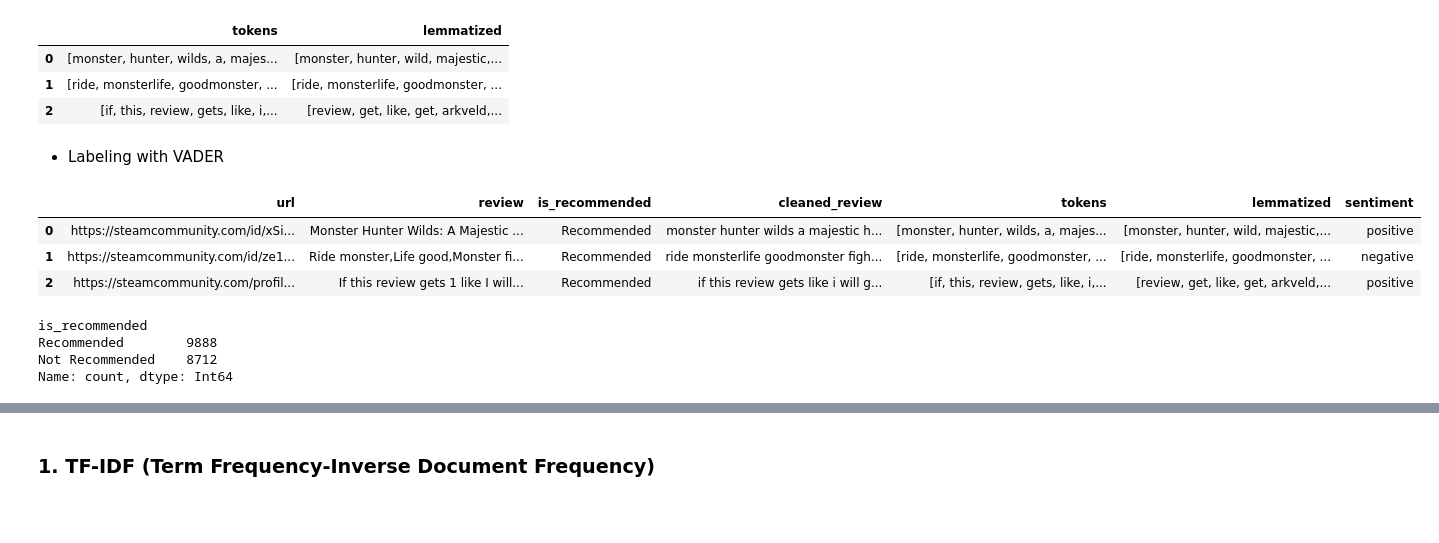
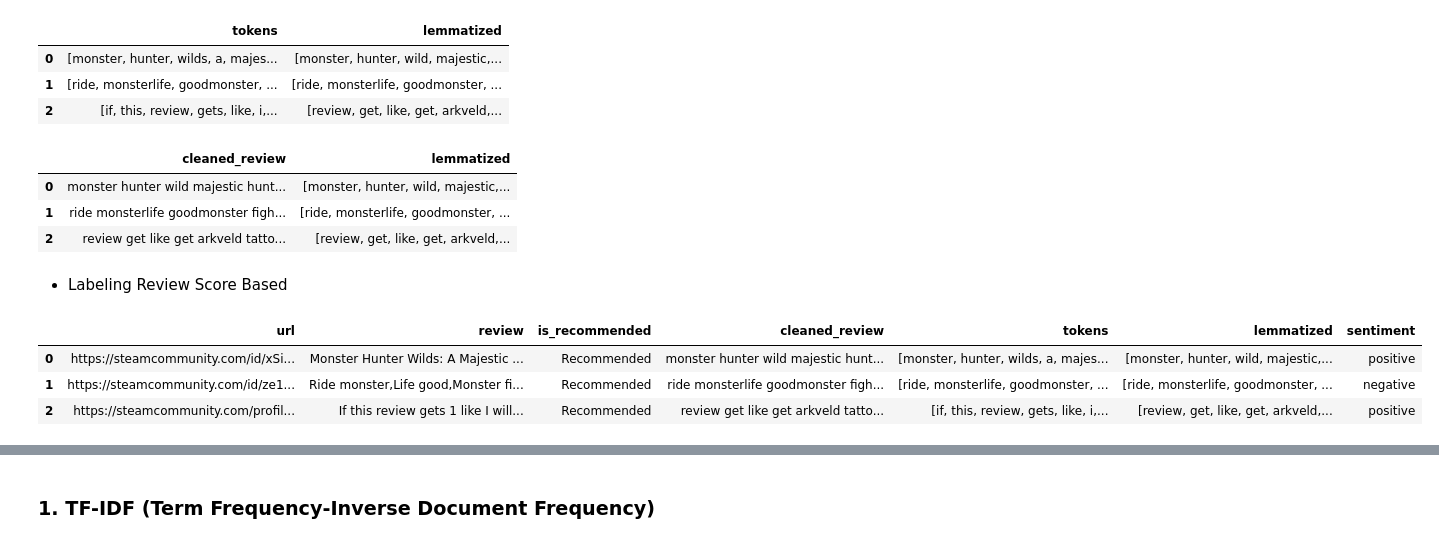
Before and after one commit to wildanmr/laskar-ai, a Jupyter notebook: analisis_sentimen/Analisis_Sentimen_Wildan Mufid Ramadhan.ipynb, the cells around one changed output, grey strips where cells are left out. Drawn from its saved outputs; the diff is of its cells as text; code cells hidden in the pictures; blank space fills up the shorter version.

Commit message:
update analisis sentimen

```diff
--- a/analisis_sentimen/Analisis_Sentimen_Wildan Mufid Ramadhan.ipynb
+++ b/analisis_sentimen/Analisis_Sentimen_Wildan Mufid Ramadhan.ipynb
@@ -117,7 +116,6 @@ def handle_negations(text):
 def clean_text(text):
     text = re.sub(r'<.*?>', '', text)  # Remove HTML tags
     text = re.sub(r'http\S+', '', text)  # Remove URLs
-    text = handle_negations(text)
     text = re.sub(r'[^a-zA-Z_\s]', '', text)  # Keep only letters and spaces
     return text.strip()
 # %% [markdown]
@@ -154,34 +152,37 @@ df_prep[["tokens", "lemmatized"]].head(3)
 | 0 | [monster, hunter, wilds, a, majes... | [monster, hunter, wild, majestic,... |
 | 1 | [ride, monsterlife, goodmonster, ... | [ride, monsterlife, goodmonster, ... |
 | 2 | [if, this, review, gets, like, i,... | [review, get, like, get, arkveld,... |
-# %% [markdown]
-* Labeling with VADER
+# %%
+df_prep['cleaned_review'] = df_prep['lemmatized'].apply(lambda x: ' '.join(x))
+df_prep[["cleaned_review", "lemmatized"]].head(3)
+# %% [output]
+|  | cleaned_review | lemmatized |
+| 0 | monster hunter wild majestic hunt... | [monster, hunter, wild, majestic,... |
+| 1 | ride monsterlife goodmonster figh... | [ride, monsterlife, goodmonster, ... |
+| 2 | review get like get arkveld tatto... | [review, get, like, get, arkveld,... |
+# %%
+df_prep = df_prep[df_prep['cleaned_review'] != '']
+# %% [markdown]
+* Labeling Review Score Based
 # %%
 sid = SentimentIntensityAnalyzer()
 
 def get_sentiment(text):
     scores = sid.polarity_scores(text)
     if scores['compound'] > 0.05:
         return 'positive'
     elif scores['compound'] < -0.05:
         return 'negative'
     else:
         return 'neutral'
+
+df_prep['sentiment'] = df_prep['cleaned_review'].progress_apply(get_sentiment)
+df_prep.head(3)
+# %% [output]
+|  | url | review | is_recommended | cleaned_review | tokens | lemmatized | sentiment |
+| 0 | https://steamcommunity.com/id/xSi... | Monster Hunter Wilds: A Majestic ... | Recommended | monster hunter wild majestic hunt... | [monster, hunter, wilds, a, majes... | [monster, hunter, wild, majestic,... | positive |
+| 1 | https://steamcommunity.com/id/ze1... | Ride monster,Life good,Monster fi... | Recommended | ride monsterlife goodmonster figh... | [ride, monsterlife, goodmonster, ... | [ride, monsterlife, goodmonster, ... | negative |
+| 2 | https://steamcommunity.com/profil... | If this review gets 1 like I will... | Recommended | review get like get arkveld tatto... | [if, this, review, gets, like, i,... | [review, get, like, get, arkveld,... | positive |
-# %%
-df_prep['sentiment'] = df_prep['cleaned_review'].apply(get_sentiment)
-df_prep.head(3)
-# %% [output]
-|  | url | review | is_recommended | cleaned_review | tokens | lemmatized | sentiment |
-| 0 | https://steamcommunity.com/id/xSi... | Monster Hunter Wilds: A Majestic ... | Recommended | monster hunter wilds a majestic h... | [monster, hunter, wilds, a, majes... | [monster, hunter, wild, majestic,... | positive |
-| 1 | https://steamcommunity.com/id/ze1... | Ride monster,Life good,Monster fi... | Recommended | ride monsterlife goodmonster figh... | [ride, monsterlife, goodmonster, ... | [ride, monsterlife, goodmonster, ... | negative |
-| 2 | https://steamcommunity.com/profil... | If this review gets 1 like I will... | Recommended | if this review gets like i will g... | [if, this, review, gets, like, i,... | [review, get, like, get, arkveld,... | positive |
-# %%
-df_prep["is_recommended"].value_counts()
-# %% [output]
-is_recommended
-Recommended        9888
-Not Recommended    8712
-Name: count, dtype: Int64
 # %%
 df_prep["sentiment"].value_counts()
 # %% [output]
```
Also changed, not shown: parts of 60 cells of this notebook, 3 other files.
